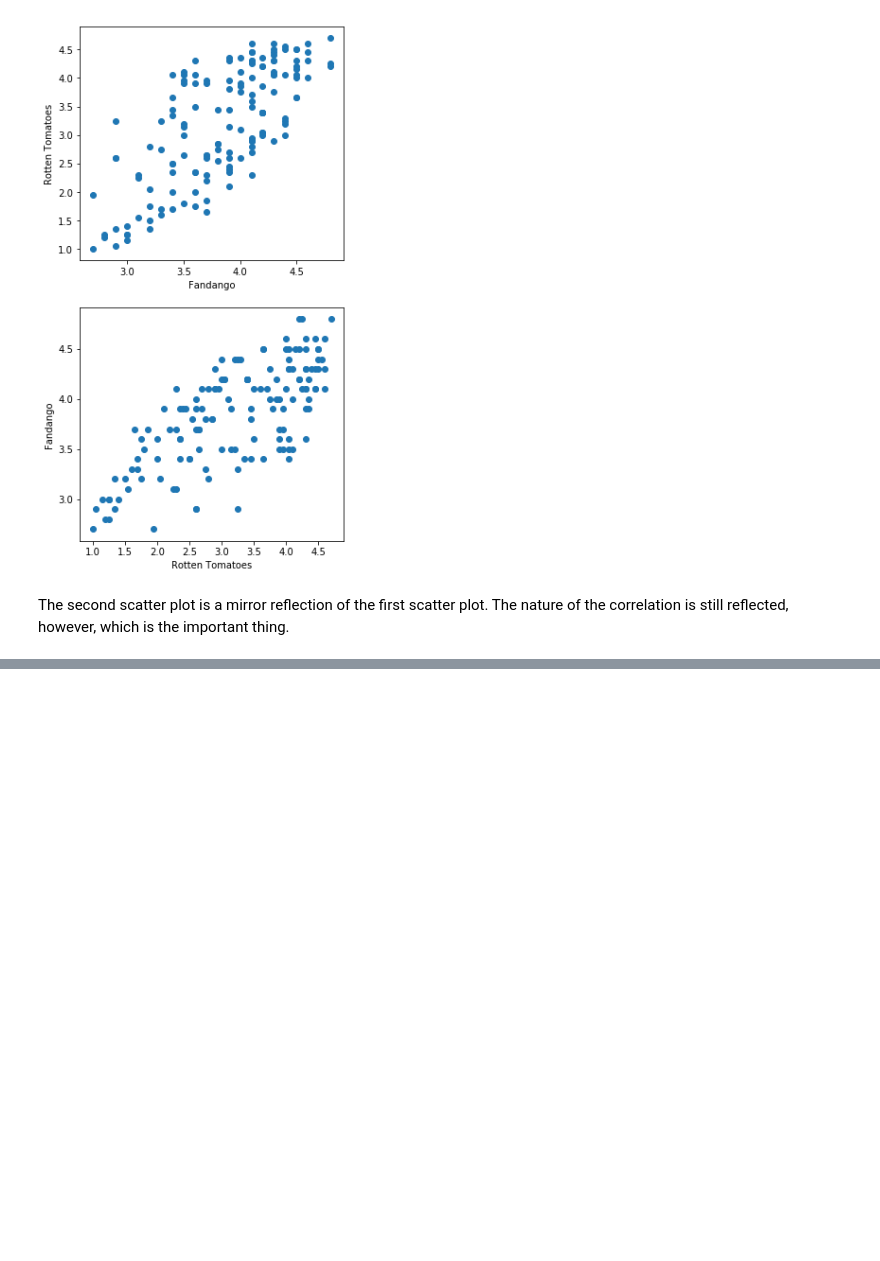
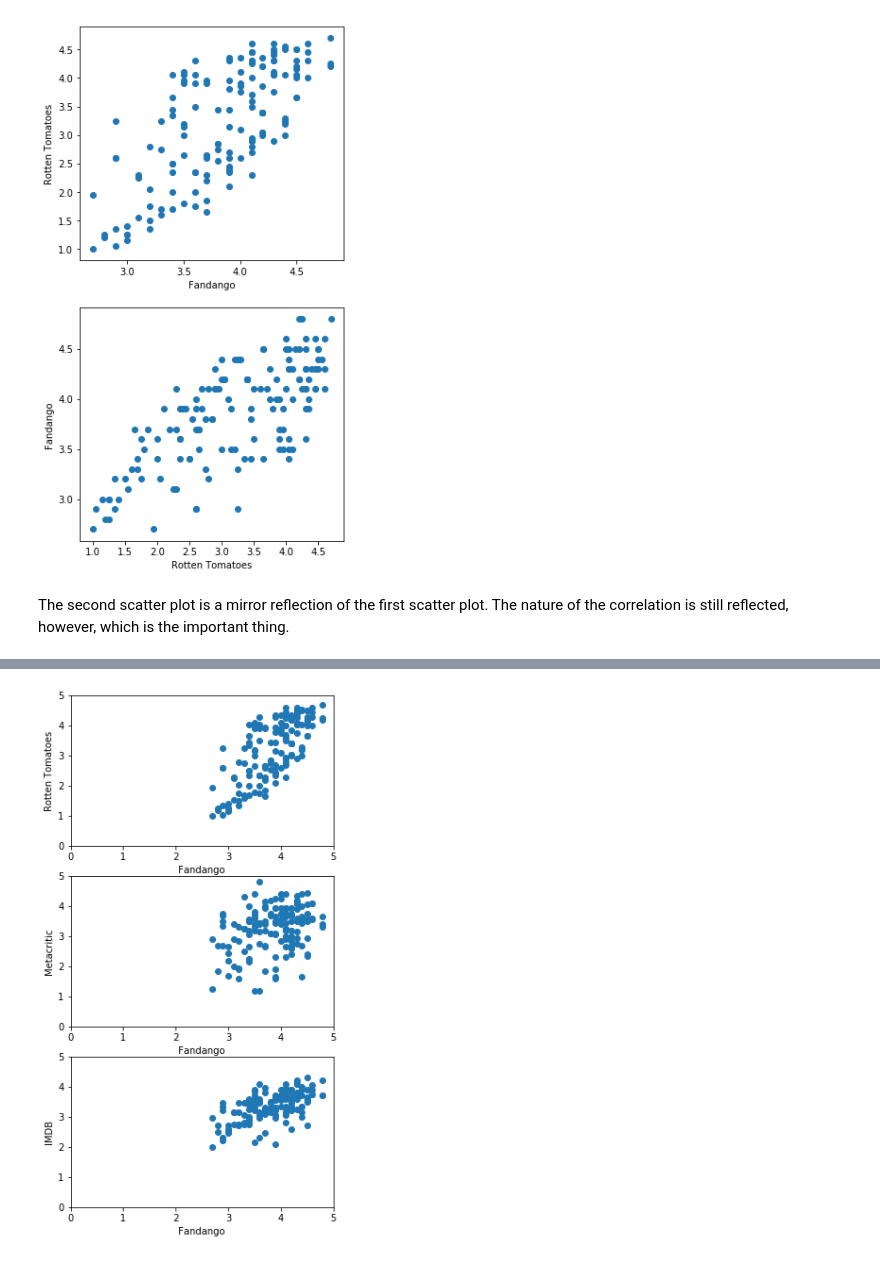
Before and after one commit to txkhaund/Dataquest_DS_path, a Jupyter notebook: Missions/2. Data Analysis and Visualization/2. Exploratory Data Visualization/3. Bar Plots And Scatter Plots.ipynb, the cells around one changed output, grey strips where cells are left out. Drawn from its saved outputs; the diff is of its cells as text; code cells hidden in the pictures; blank space fills up the shorter version.

```diff
--- a/Missions/2. Data Analysis and Visualization/2. Exploratory Data Visualization/3. Bar Plots And Scatter Plots.ipynb
+++ b/Missions/2. Data Analysis and Visualization/2. Exploratory Data Visualization/3. Bar Plots And Scatter Plots.ipynb
@@ -175,0 +182,27 @@ The second scatter plot is a mirror reflection of the first scatter plot. The na
+# %%
+fig = plt.figure(figsize=(5,10))
+ax1 = fig.add_subplot(3,1,1)
+ax2 = fig.add_subplot(3,1,2)
+ax3 = fig.add_subplot(3,1,3)
+
+ax1.scatter(norm_reviews["Fandango_Ratingvalue"], norm_reviews["RT_user_norm"])
+ax1.set_xlabel("Fandango")
+ax1.set_ylabel("Rotten Tomatoes")
+ax1.set_xlim(0, 5)
+ax1.set_ylim(0, 5)
+
+ax2.scatter(norm_reviews["Fandango_Ratingvalue"], norm_reviews["Metacritic_user_nom"])
+ax2.set_xlabel("Fandango")
+ax2.set_ylabel("Metacritic")
+ax2.set_xlim(0, 5)
+ax2.set_ylim(0, 5)
+
+ax3.scatter(norm_reviews["Fandango_Ratingvalue"], norm_reviews["IMDB_norm"])
+ax3.set_xlabel("Fandango")
+ax3.set_ylabel("IMDB")
+ax3.set_xlim(0, 5)
+ax3.set_ylim(0, 5)
+
+plt.show()
+# %% [output]
+[figure, added]
```
Also changed, not shown: parts of 3 cells of this notebook.
